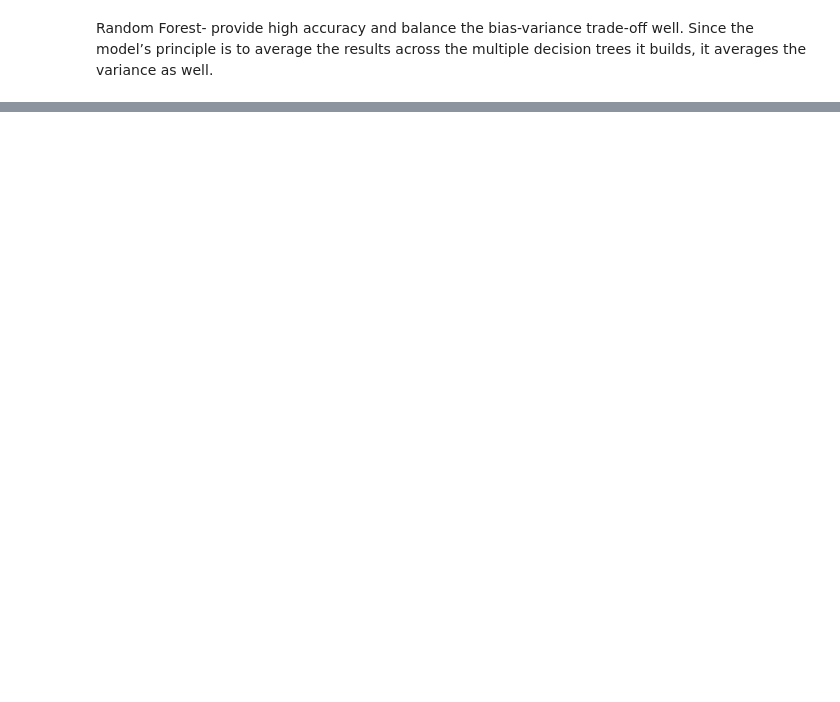
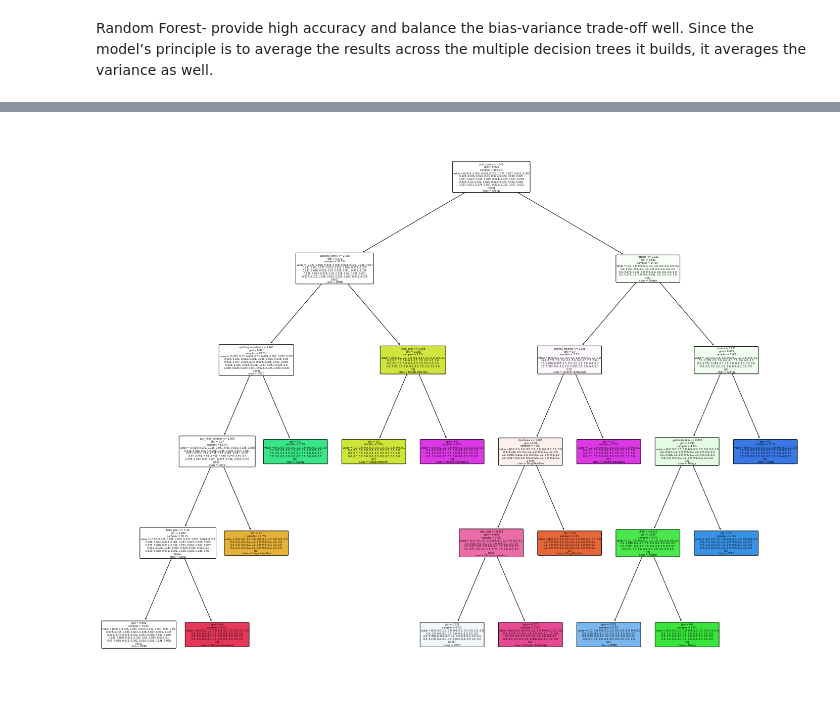
Before and after one commit to Mreisinger1/diagnosis-prediction-tool, a Jupyter notebook: Classification Models/Random Forest.ipynb, the cells around one changed output, grey strips where cells are left out. Saved outputs shown, nothing was run; the diff lists cells and outputs as text; code cells hidden in the pictures; blank space fills up the shorter version.

```diff
--- a/Classification Models/Random Forest.ipynb
+++ b/Classification Models/Random Forest.ipynb
@@ -34,6 +47,6 @@ X_train_scaled = scaler.transform(X_train)
 X_test_scaled = scaler.transform(X_test)
 # %%
 # Define the model
-clf = RandomForestClassifier(random_state=1, max_depth = 4, n_estimators=500).fit(X_train_scaled, y_train)
+clf = RandomForestClassifier(random_state=1, max_depth = 5, n_estimators=300).fit(X_train_scaled, y_train)
 print(f'Training Score: {clf.score(X_train_scaled, y_train)}')
 print(f'Testing Score: {clf.score(X_test_scaled, y_test)}')
@@ -135,0 +162,9 @@ print(f'> Prediction 3: {predict}')
+# %%
+# Plot the tree
+fig = plt.figure(figsize=(25, 20))
+plot_tree(clf.estimators_[33],
+          feature_names=X.columns,
+          class_names=y,
+          filled=True, impurity=True, proportion=True,
+          rounded=True)
+# %% [output]
@@ -135,0 +188 @@ print(f'> Prediction 3: {predict}')
+[figure, added]
```
Also changed, not shown: parts of 9 cells of this notebook, 7 other files.
